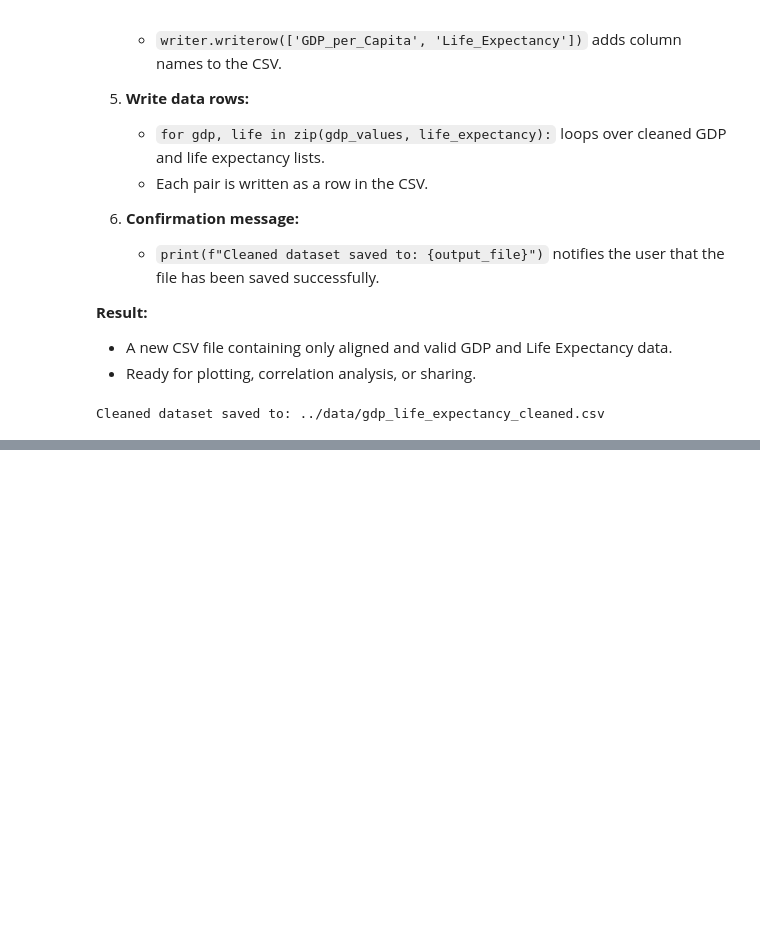
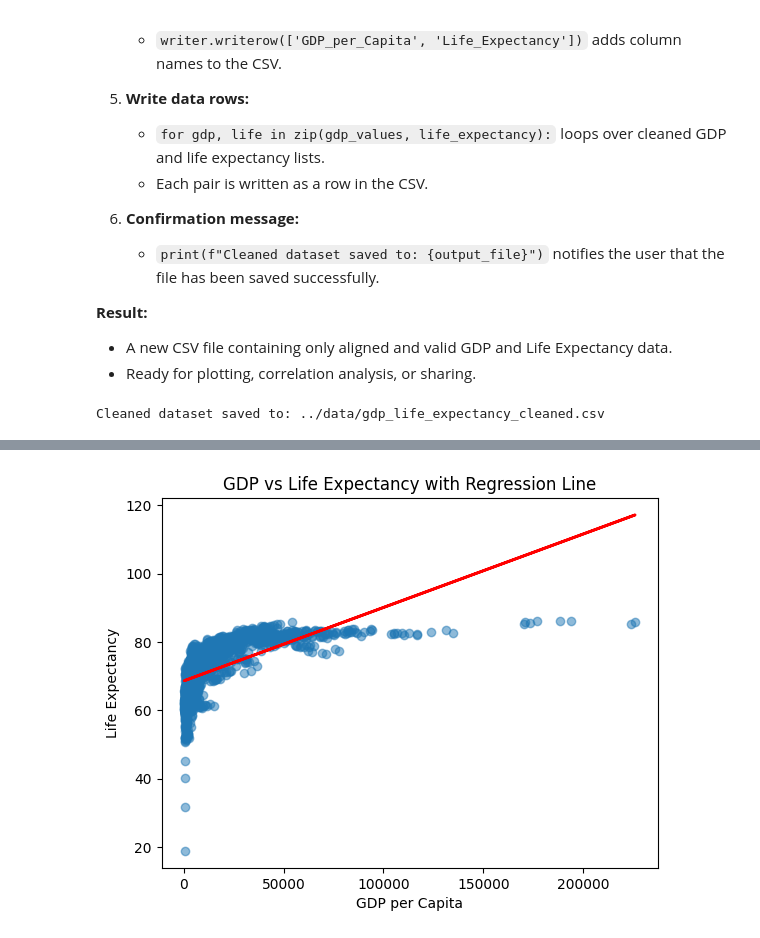
Before and after one commit to bracagliagiulia/wealth-of-nations-analysis, a Jupyter notebook: notebook/explore_healthcare_vs_economy.ipynb, the cells around one changed output, grey strips where cells are left out. Saved outputs shown, nothing was run; the diff lists cells and outputs as text; code cells hidden in the pictures; blank space fills up the shorter version.

```diff
--- a/notebook/explore_healthcare_vs_economy.ipynb
+++ b/notebook/explore_healthcare_vs_economy.ipynb
@@ -775,0 +1048,11 @@ Cleaned dataset saved to: ../data/gdp_life_expectancy_cleaned.csv
+# %%
+# Linear regression
+slope, intercept = np.polyfit(gdp_arr, life_arr, 1)
+plt.scatter(gdp_arr, life_arr, alpha=0.5)
+plt.plot(gdp_arr, slope*gdp_arr + intercept, color='red', linewidth=2)
+plt.title("GDP vs Life Expectancy with Regression Line")
+plt.xlabel("GDP per Capita")
+plt.ylabel("Life Expectancy")
+plt.show()
+# %% [output]
+[figure, added]
```
Also changed, not shown: parts of 20 cells of this notebook.
